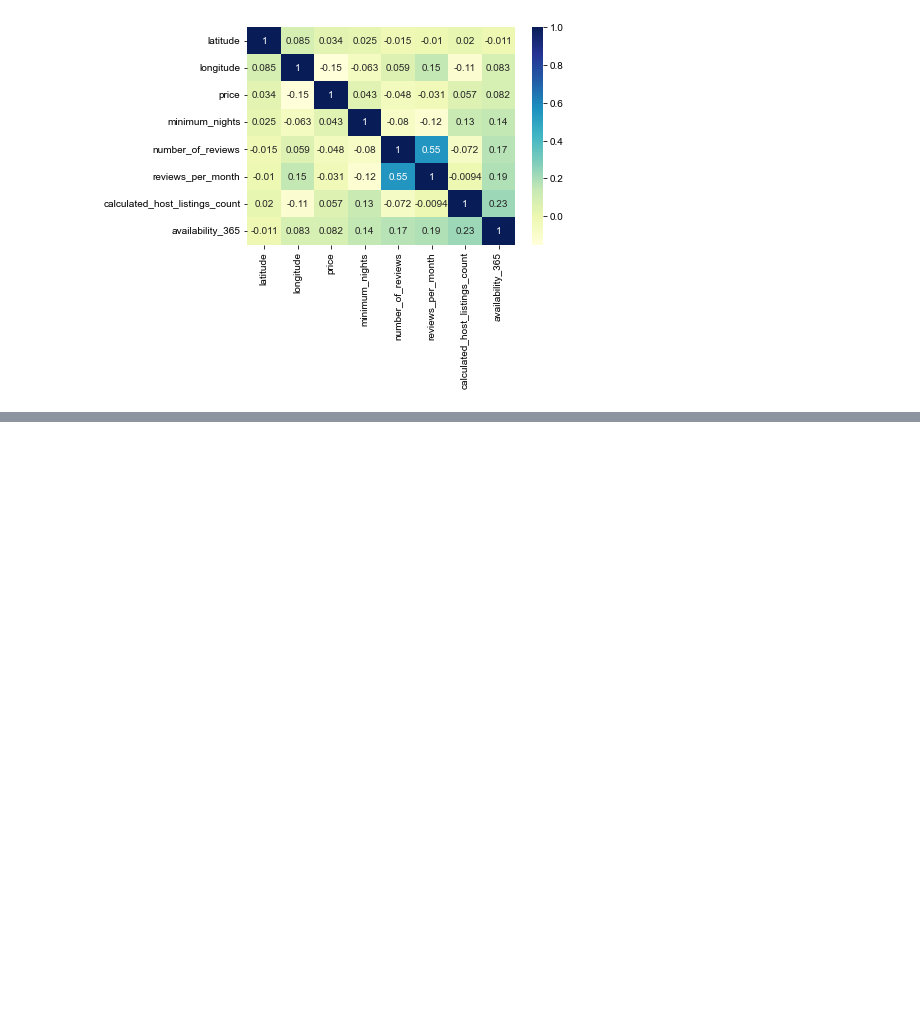
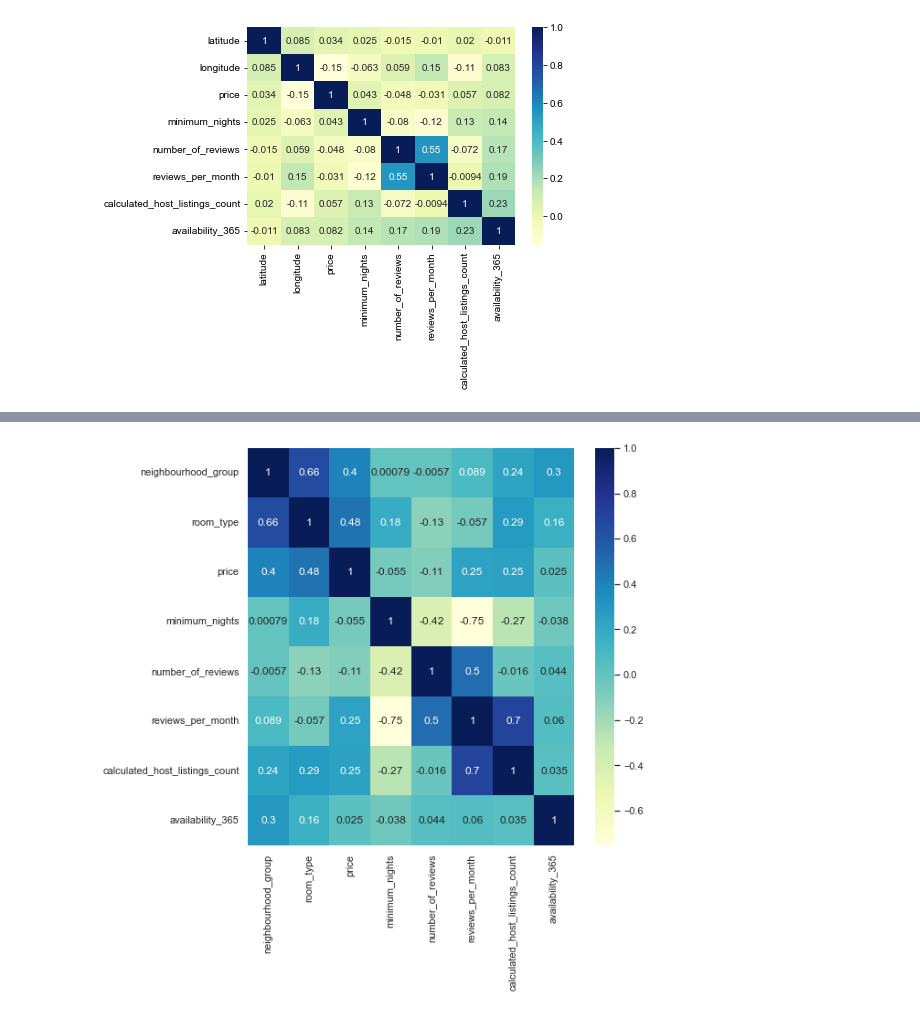
Before and after one commit to svishwanathan01/cse351-hw1, a Jupyter notebook: cse351_hw1_Sabareesh_Vishwanathan_112585006.ipynb, the cells around one changed output, grey strips where cells are left out. Cells and saved outputs as stored; diff of their text form; code cells hidden in the pictures; blank space fills up the shorter version.

```diff
--- a/cse351_hw1_Sabareesh_Vishwanathan_112585006.ipynb
+++ b/cse351_hw1_Sabareesh_Vishwanathan_112585006.ipynb
@@ -234,0 +255,16 @@ plt.show()
+# %%
+# In order to see the correlation between the busiest locations, the listings with owners that had few listings were removed as a
+# lot of those listings wouldn't be super representative of the busiest areas.
+
+corrdf = df.copy()
+corrdf = corrdf.loc[corrdf['calculated_host_listings_count'] > 30].sort_values(by=['price'])
+# corrdf = corrdf.drop_duplicates(subset=['host_id'], keep='first')
+corrdf = corrdf.drop(columns=['id', 'host_id', 'latitude', 'longitude'])
+corrdf['neighbourhood_group'] = corrdf['neighbourhood_group'].map({'Staten Island':0, 'Bronx':1, 'Queens':2, 'Brooklyn':3, 'Manhattan':4})
+corrdf['room_type'] = corrdf['room_type'].map({'Shared room':0, 'Private room':1, 'Entire home/apt':2 })
+
+dataplot = sb.heatmap(corrdf.corr(), cmap="YlGnBu", annot=True)
+sb.set(rc = {'figure.figsize':(8,8)})
+plt.show()
+# %% [output]
+[figure, added]
```
Also changed, not shown: parts of 7 cells of this notebook.
